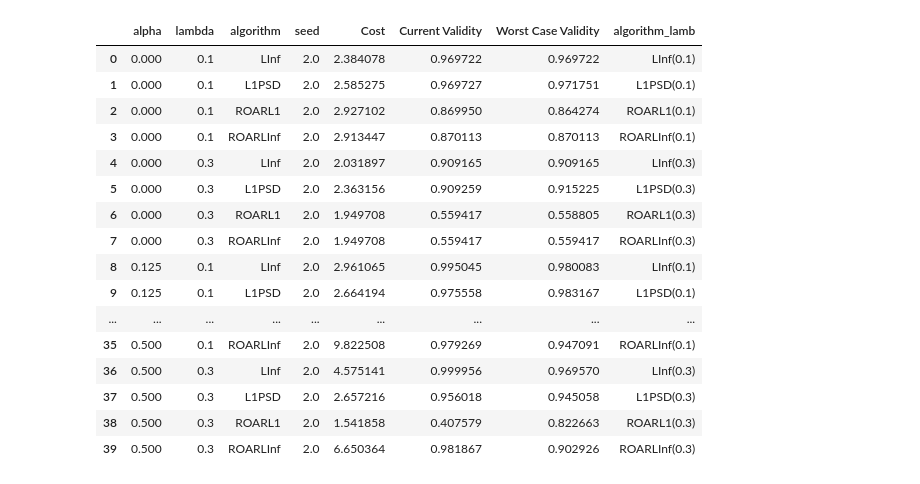
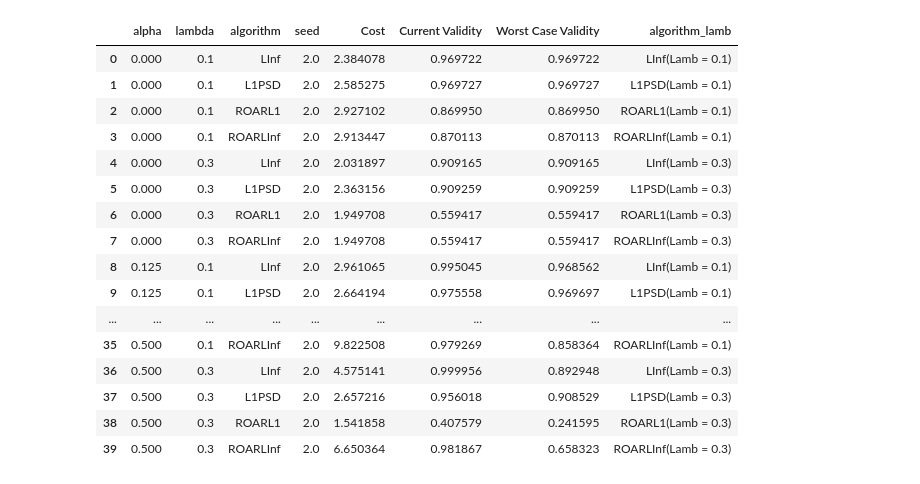
Before and after one commit to kshitij-kayastha/learning-augmented-robust-recourse, a Jupyter notebook: experiments/cost_validity_tradeoff.ipynb, the cells around one changed output. Drawn from its saved outputs; the diff is of its cells as text; code cells hidden in the pictures.

Commit message:
Add multiple adversaries method for cost_validity_tradeoff
Rerun the plots

```diff
--- a/experiments/cost_validity_tradeoff.ipynb
+++ b/experiments/cost_validity_tradeoff.ipynb
@@ -147,3 +147,29 @@ def evaluate_performance(X_0, X_r, theta_0, alpha, lamb, seed, algorithm, theta_
         append_result(results, price, bce_loss, cost, m1_validity, wc_validity, m1_probability, wc_probability)
 
     return get_result(results, algorithm, seed, alpha, lamb, theta_0, theta_adv)
+# %%
+def calThetaAdv_l1(xP: np.ndarray, theta0: np.ndarray, alpha):
+    thetaP = theta0.copy()
+    i = np.argmax(np.abs(xP))
+    thetaP[i] -= (alpha * np.sign(xP[i]))
+
+    return thetaP
+
+def calThetaAdv_linf(xP: np.ndarray, weights: np.ndarray, bias, alpha):
+    # xP does not have bias
+    weights_adv = weights - (alpha * np.sign(xP))
+
+    for i in range(len(xP)):
+        if np.sign(xP[i]) == 0:
+            weights_adv[i] = weights_adv[i] - (alpha * np.sign(weights_adv[i]))
+    bias_adv = bias - alpha
+
+    return np.concat((weights_adv, bias_adv))
+
+def calTheta(xP: np.array, weights: np.array, bias: np.array, alpha: float, methods: str):
+    if methods == "L-inf":
+        thetaP = calThetaAdv_linf(xP, weights, bias, alpha)
+    else:
+        thetaP = calThetaAdv_l1(np.hstack((xP, np.array([1]))), np.hstack((weights, bias)), alpha)
+
+    return thetaP[:-1], np.array([thetaP[-1]])
@@ -160,6 +230,8 @@ params['base_model'] = 'lr'
 params['seeds'] = range(5)
 # TODO: add your method here, the method name should match the name in filepath
 params['algorithms'] = ['Alg1', 'L1PSD', 'ROARLInf', 'ROARL1']
+# 'one', 'many'
+params['adv_method'] = 'many'
 
 results = {
     'algorithm': [],
@@ -182,7 +254,10 @@ for algorithm in params['algorithms']:
                 weights_0, bias_0, = theta_0[:-1], theta_0[[-1]]
                 X_0 = np.stack(data["x_0"])
                 X_r = np.stack(data["x_r"])
-                res = evaluate_performance(X_0, X_r, theta_0, alpha, lamb, seed, algorithm, theta_adv_method="L-1" if "L1" in algorithm else "L-inf")
+                if params['adv_method'] == 'one':
+                    res = evaluate_performance(X_0, X_r, theta_0, alpha, lamb, seed, algorithm, theta_adv_method="L-1" if "L1" in algorithm else "L-inf")
+                else:
+                    res = evaluate_performance_each(X_0, X_r, theta_0, alpha, lamb, seed, algorithm, theta_adv_method="L-1" if "L1" in algorithm else "L-inf")
                 results['algorithm'].append(algorithm)
                 results['seed'].append(seed)
                 results['Cost'].append(res['cost'])
@@ -195,27 +270,27 @@ df_results = pd.DataFrame(results)
 # %%
 df_graph = df_results.groupby(["alpha", "lambda", "algorithm"]).mean().reset_index()
 mask = df_graph['algorithm'] == 'Alg1'
 df_graph.loc[mask,'algorithm'] = 'LInf'
-df_graph['algorithm_lamb'] = df_graph[['algorithm', 'lambda']].apply(lambda row: row['algorithm'] + '(' + str(row['lambda']) + ')' , axis=1)
+df_graph['algorithm_lamb'] = df_graph[['algorithm', 'lambda']].apply(lambda row: row['algorithm'] + '(Lamb = ' + str(row['lambda']) + ')' , axis=1)
 
 
 df_graph
 # %% [output]
 |  | alpha | lambda | algorithm | seed | Cost | Current Validity | Worst Case Validity | algorithm_lamb |
-| 0 | 0.000 | 0.1 | LInf | 2.0 | 2.384078 | 0.969722 | 0.969722 | LInf(0.1) |
-| 1 | 0.000 | 0.1 | L1PSD | 2.0 | 2.585275 | 0.969727 | 0.971751 | L1PSD(0.1) |
-| 2 | 0.000 | 0.1 | ROARL1 | 2.0 | 2.927102 | 0.869950 | 0.864274 | ROARL1(0.1) |
-| 3 | 0.000 | 0.1 | ROARLInf | 2.0 | 2.913447 | 0.870113 | 0.870113 | ROARLInf(0.1) |
-| 4 | 0.000 | 0.3 | LInf | 2.0 | 2.031897 | 0.909165 | 0.909165 | LInf(0.3) |
-| 5 | 0.000 | 0.3 | L1PSD | 2.0 | 2.363156 | 0.909259 | 0.915225 | L1PSD(0.3) |
-| 6 | 0.000 | 0.3 | ROARL1 | 2.0 | 1.949708 | 0.559417 | 0.558805 | ROARL1(0.3) |
-| 7 | 0.000 | 0.3 | ROARLInf | 2.0 | 1.949708 | 0.559417 | 0.559417 | ROARLInf(0.3) |
-| 8 | 0.125 | 0.1 | LInf | 2.0 | 2.961065 | 0.995045 | 0.980083 | LInf(0.1) |
-| 9 | 0.125 | 0.1 | L1PSD | 2.0 | 2.664194 | 0.975558 | 0.983167 | L1PSD(0.1) |
+| 0 | 0.000 | 0.1 | LInf | 2.0 | 2.384078 | 0.969722 | 0.969722 | LInf(Lamb = 0.1) |
+| 1 | 0.000 | 0.1 | L1PSD | 2.0 | 2.585275 | 0.969727 | 0.969727 | L1PSD(Lamb = 0.1) |
+| 2 | 0.000 | 0.1 | ROARL1 | 2.0 | 2.927102 | 0.869950 | 0.869950 | ROARL1(Lamb = 0.1) |
+| 3 | 0.000 | 0.1 | ROARLInf | 2.0 | 2.913447 | 0.870113 | 0.870113 | ROARLInf(Lamb = 0.1) |
+| 4 | 0.000 | 0.3 | LInf | 2.0 | 2.031897 | 0.909165 | 0.909165 | LInf(Lamb = 0.3) |
+| 5 | 0.000 | 0.3 | L1PSD | 2.0 | 2.363156 | 0.909259 | 0.909259 | L1PSD(Lamb = 0.3) |
+| 6 | 0.000 | 0.3 | ROARL1 | 2.0 | 1.949708 | 0.559417 | 0.559417 | ROARL1(Lamb = 0.3) |
+| 7 | 0.000 | 0.3 | ROARLInf | 2.0 | 1.949708 | 0.559417 | 0.559417 | ROARLInf(Lamb = 0.3) |
+| 8 | 0.125 | 0.1 | LInf | 2.0 | 2.961065 | 0.995045 | 0.968562 | LInf(Lamb = 0.1) |
+| 9 | 0.125 | 0.1 | L1PSD | 2.0 | 2.664194 | 0.975558 | 0.969697 | L1PSD(Lamb = 0.1) |
 | ... | ... | ... | ... | ... | ... | ... | ... | ... |
-| 35 | 0.500 | 0.1 | ROARLInf | 2.0 | 9.822508 | 0.979269 | 0.947091 | ROARLInf(0.1) |
-| 36 | 0.500 | 0.3 | LInf | 2.0 | 4.575141 | 0.999956 | 0.969570 | LInf(0.3) |
-| 37 | 0.500 | 0.3 | L1PSD | 2.0 | 2.657216 | 0.956018 | 0.945058 | L1PSD(0.3) |
-| 38 | 0.500 | 0.3 | ROARL1 | 2.0 | 1.541858 | 0.407579 | 0.822663 | ROARL1(0.3) |
-| 39 | 0.500 | 0.3 | ROARLInf | 2.0 | 6.650364 | 0.981867 | 0.902926 | ROARLInf(0.3) |
+| 35 | 0.500 | 0.1 | ROARLInf | 2.0 | 9.822508 | 0.979269 | 0.858364 | ROARLInf(Lamb = 0.1) |
+| 36 | 0.500 | 0.3 | LInf | 2.0 | 4.575141 | 0.999956 | 0.892948 | LInf(Lamb = 0.3) |
+| 37 | 0.500 | 0.3 | L1PSD | 2.0 | 2.657216 | 0.956018 | 0.908529 | L1PSD(Lamb = 0.3) |
+| 38 | 0.500 | 0.3 | ROARL1 | 2.0 | 1.541858 | 0.407579 | 0.241595 | ROARL1(Lamb = 0.3) |
+| 39 | 0.500 | 0.3 | ROARLInf | 2.0 | 6.650364 | 0.981867 | 0.658323 | ROARLInf(Lamb = 0.3) |
 # %%
```
Also changed, not shown: parts of 2 cells of this notebook, 6 other files.
